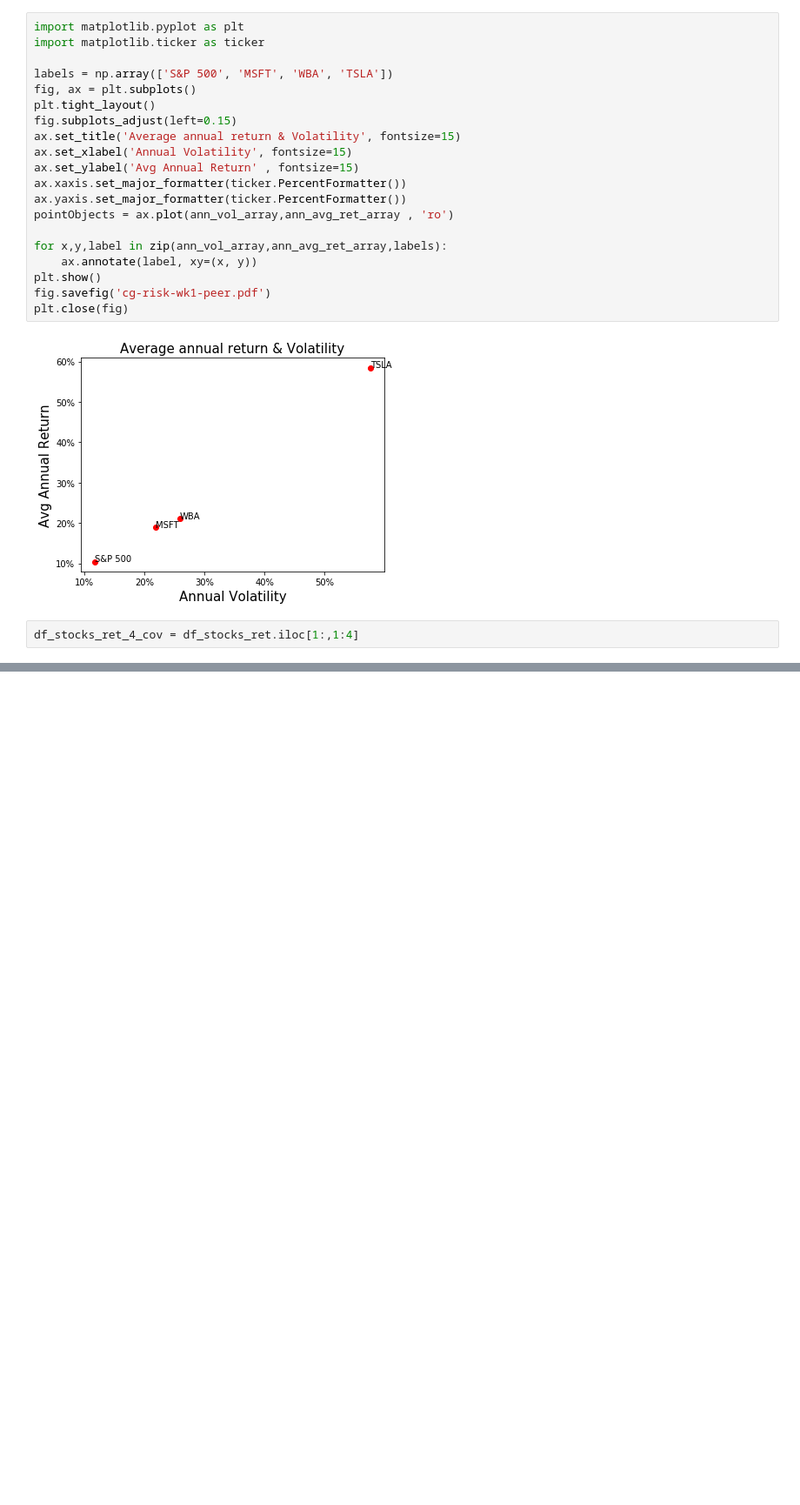
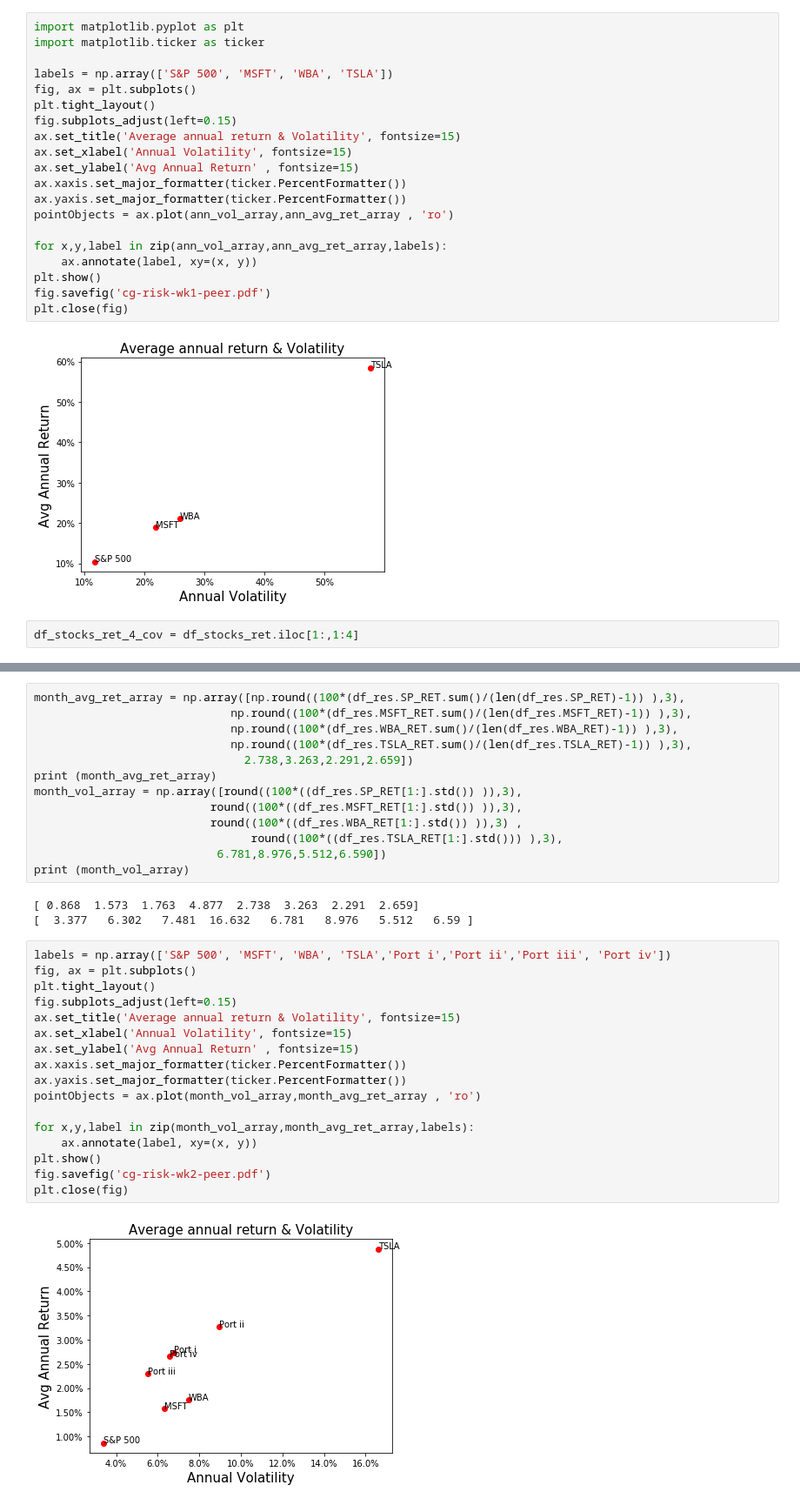
Before and after one commit to gaioNL/Portfolio.Management.Rice.2018, a Jupyter notebook: 2.Risk Mgt/wk2/risk-mgt-wk2-peer.ipynb, the cells around one changed output, grey strips where cells are left out. Shown at 87% size. Drawn from its saved outputs; the diff is of its cells as text; blank space fills up the shorter version.

```diff
--- a/2.Risk Mgt/wk2/risk-mgt-wk2-peer.ipynb
+++ b/2.Risk Mgt/wk2/risk-mgt-wk2-peer.ipynb
@@ -262,0 +355,35 @@ array([ 18.874,  21.161,  58.52 ])
+# %%
+month_avg_ret_array = np.array([np.round((100*(df_res.SP_RET.sum()/(len(df_res.SP_RET)-1)) ),3),
+                             np.round((100*(df_res.MSFT_RET.sum()/(len(df_res.MSFT_RET)-1)) ),3),
+                             np.round((100*(df_res.WBA_RET.sum()/(len(df_res.WBA_RET)-1)) ),3),
+                             np.round((100*(df_res.TSLA_RET.sum()/(len(df_res.TSLA_RET)-1)) ),3),
+                               2.738,3.263,2.291,2.659])
+print (month_avg_ret_array)
+month_vol_array = np.array([round((100*((df_res.SP_RET[1:].std()) )),3),
+                          round((100*((df_res.MSFT_RET[1:].std()) )),3),
+                          round((100*((df_res.WBA_RET[1:].std()) )),3) ,
+                                round((100*((df_res.TSLA_RET[1:].std())) ),3),
+                           6.781,8.976,5.512,6.590])
+print (month_vol_array)
+# %% [output]
+[ 0.868  1.573  1.763  4.877  2.738  3.263  2.291  2.659]
+[  3.377   6.302   7.481  16.632   6.781   8.976   5.512   6.59 ]
+# %%
+labels = np.array(['S&P 500', 'MSFT', 'WBA', 'TSLA','Port i','Port ii','Port iii', 'Port iv'])
+fig, ax = plt.subplots()
+plt.tight_layout()
+fig.subplots_adjust(left=0.15)
+ax.set_title('Average annual return & Volatility', fontsize=15)
+ax.set_xlabel('Annual Volatility', fontsize=15)
+ax.set_ylabel('Avg Annual Return' , fontsize=15)
+ax.xaxis.set_major_formatter(ticker.PercentFormatter())
+ax.yaxis.set_major_formatter(ticker.PercentFormatter())
+pointObjects = ax.plot(month_vol_array,month_avg_ret_array , 'ro')
+
+for x,y,label in zip(month_vol_array,month_avg_ret_array,labels):
+    ax.annotate(label, xy=(x, y))
+plt.show()
+fig.savefig('cg-risk-wk2-peer.pdf')
+plt.close(fig)
+# %% [output]
+[figure, added]
```
Also changed, not shown: parts of 22 cells of this notebook, 9 other files.
